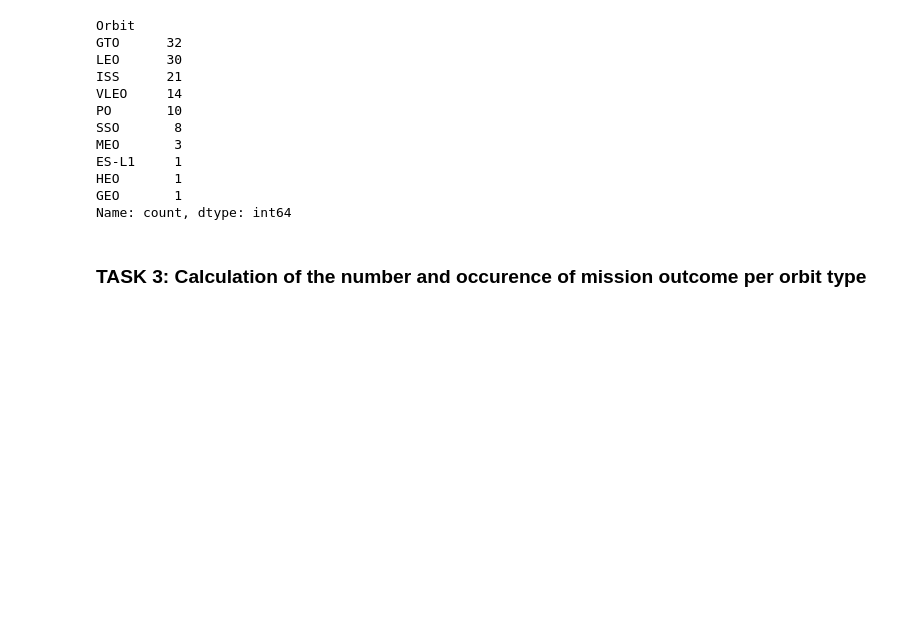
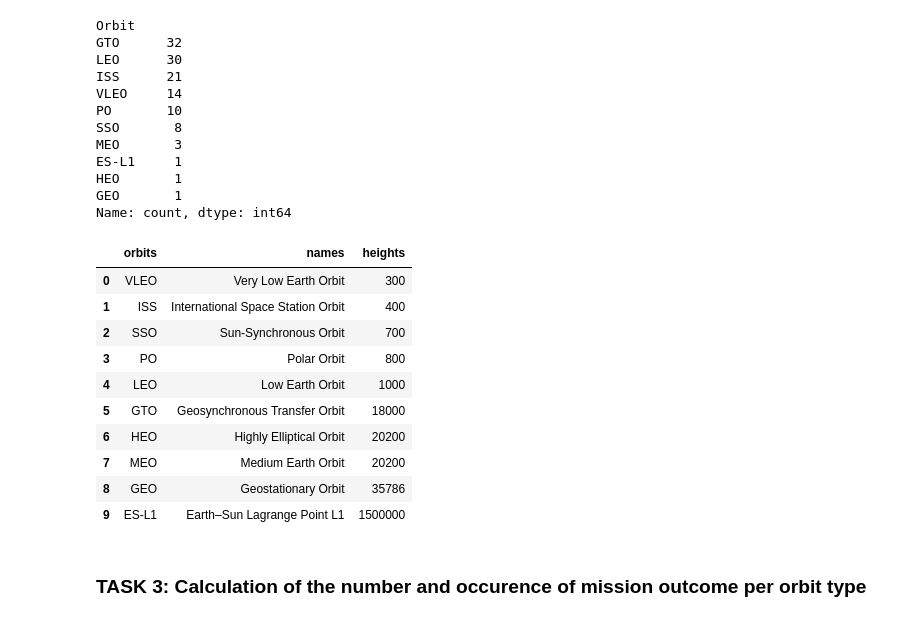
Before and after one commit to jgp-13/SpaceX_project, a Jupyter notebook: notebooks/Lab_3_Data_Wrangling.ipynb, the cells around one changed output. Saved outputs shown, nothing was run; the diff lists cells and outputs as text; code cells hidden in the pictures; blank space fills up the shorter version.

```diff
--- a/notebooks/Lab_3_Data_Wrangling.ipynb
+++ b/notebooks/Lab_3_Data_Wrangling.ipynb
@@ -360,6 +360,40 @@ ES-L1     1
 HEO       1
 GEO       1
 Name: count, dtype: int64
+# %%
+# Define orbit details sorted by increasing average altitude
+data = {
+    'orbits': ['VLEO', 'ISS', 'SSO', 'PO', 'LEO', 'GTO', 'HEO', 'MEO', 'GEO', 'ES-L1'],
+    'names': [
+        'Very Low Earth Orbit',
+        'International Space Station Orbit',
+        'Sun-Synchronous Orbit',
+        'Polar Orbit',
+        'Low Earth Orbit',
+        'Geosynchronous Transfer Orbit',
+        'Highly Elliptical Orbit',
+        'Medium Earth Orbit',
+        'Geostationary Orbit',
+        'Earth–Sun Lagrange Point L1'
+    ],
+    'heights': [300, 400, 700, 800, 1000, 18000, 20200, 20200, 35786, 1500000]
+}
+
+# Create the dataframe
+orbits_df = pd.DataFrame(data)
+orbits_df
+# %% [output]
+|  | orbits | names | heights |
+| 0 | VLEO | Very Low Earth Orbit | 300 |
+| 1 | ISS | International Space Station Orbit | 400 |
+| 2 | SSO | Sun-Synchronous Orbit | 700 |
+| 3 | PO | Polar Orbit | 800 |
+| 4 | LEO | Low Earth Orbit | 1000 |
+| 5 | GTO | Geosynchronous Transfer Orbit | 18000 |
+| 6 | HEO | Highly Elliptical Orbit | 20200 |
+| 7 | MEO | Medium Earth Orbit | 20200 |
+| 8 | GEO | Geostationary Orbit | 35786 |
+| 9 | ES-L1 | Earth–Sun Lagrange Point L1 | 1500000 |
 # %% [markdown]
 ### TASK 3: Calculation of the number and occurence of mission outcome per orbit type
 # %% [markdown]
```
Also changed, not shown: parts of 5 cells of this notebook, 14 other files.
